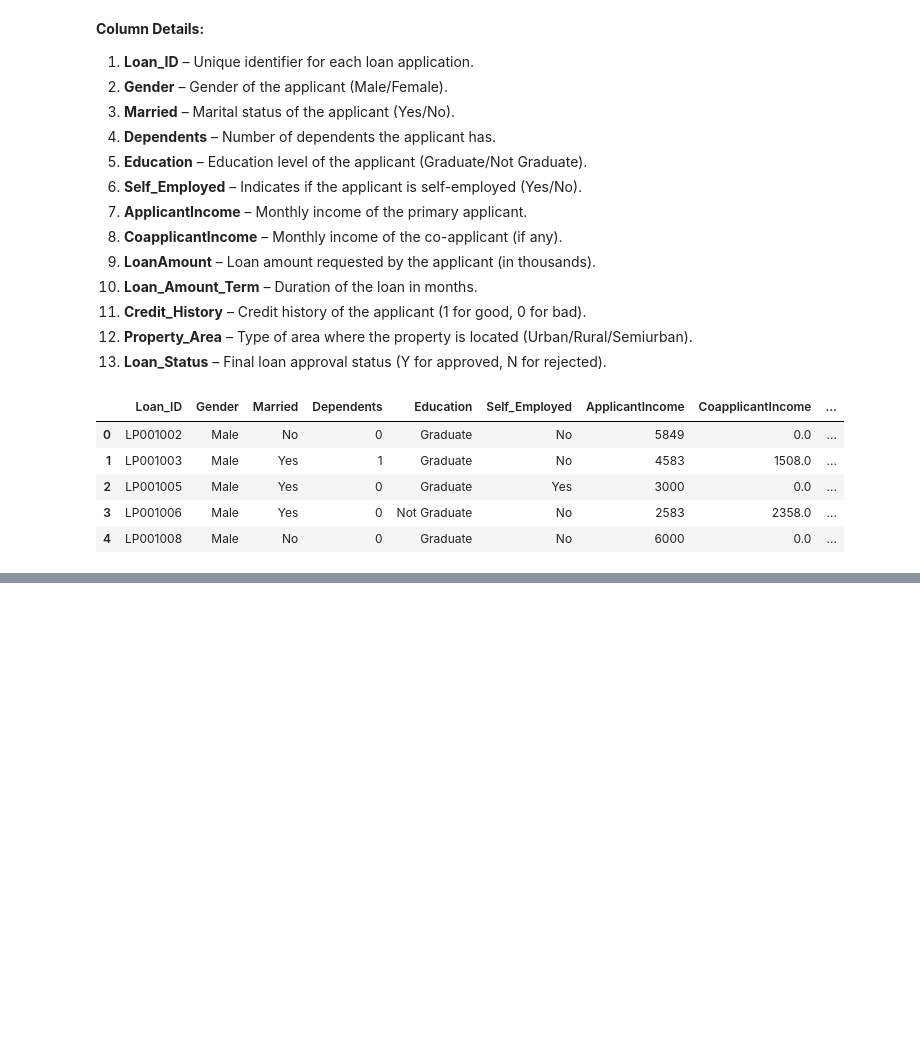
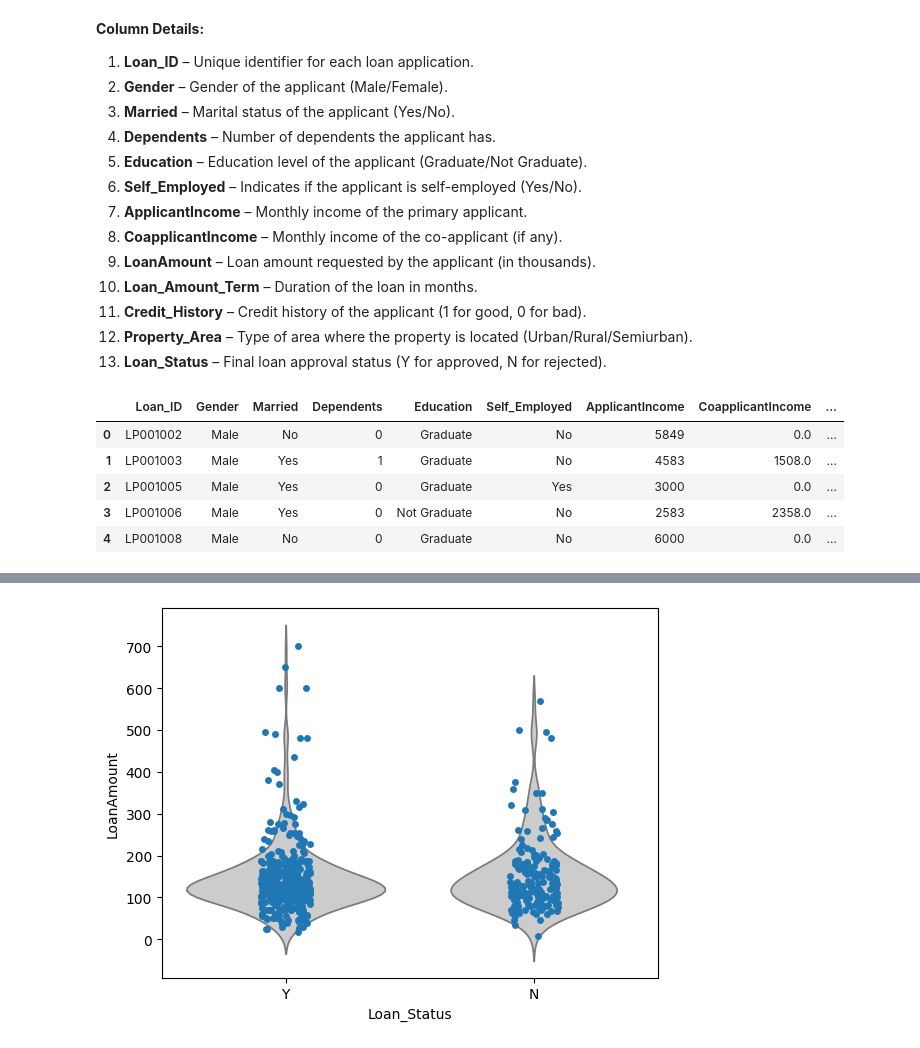
Before and after one commit to rizz045/Loan-Status-Prediction-Using-ML-Pipelines, a Jupyter notebook: Loan_Status_Prediction_Using_ML_Pipelines.ipynb, the cells around one changed output, grey strips where cells are left out. Cells and saved outputs as stored; diff of their text form; code cells hidden in the pictures; blank space fills up the shorter version.

```diff
--- a/Loan_Status_Prediction_Using_ML_Pipelines.ipynb
+++ b/Loan_Status_Prediction_Using_ML_Pipelines.ipynb
@@ -31,0 +128,5 @@ df.head()
+# %%
+ax = sns.violinplot(x='Loan_Status', y='LoanAmount', data=df, inner=None, color=".8")
+ax = sns.stripplot(x='Loan_Status', y='LoanAmount', data=df)
+# %% [output]
+[figure, added]
```
Also changed, not shown: parts of 11 cells of this notebook.
